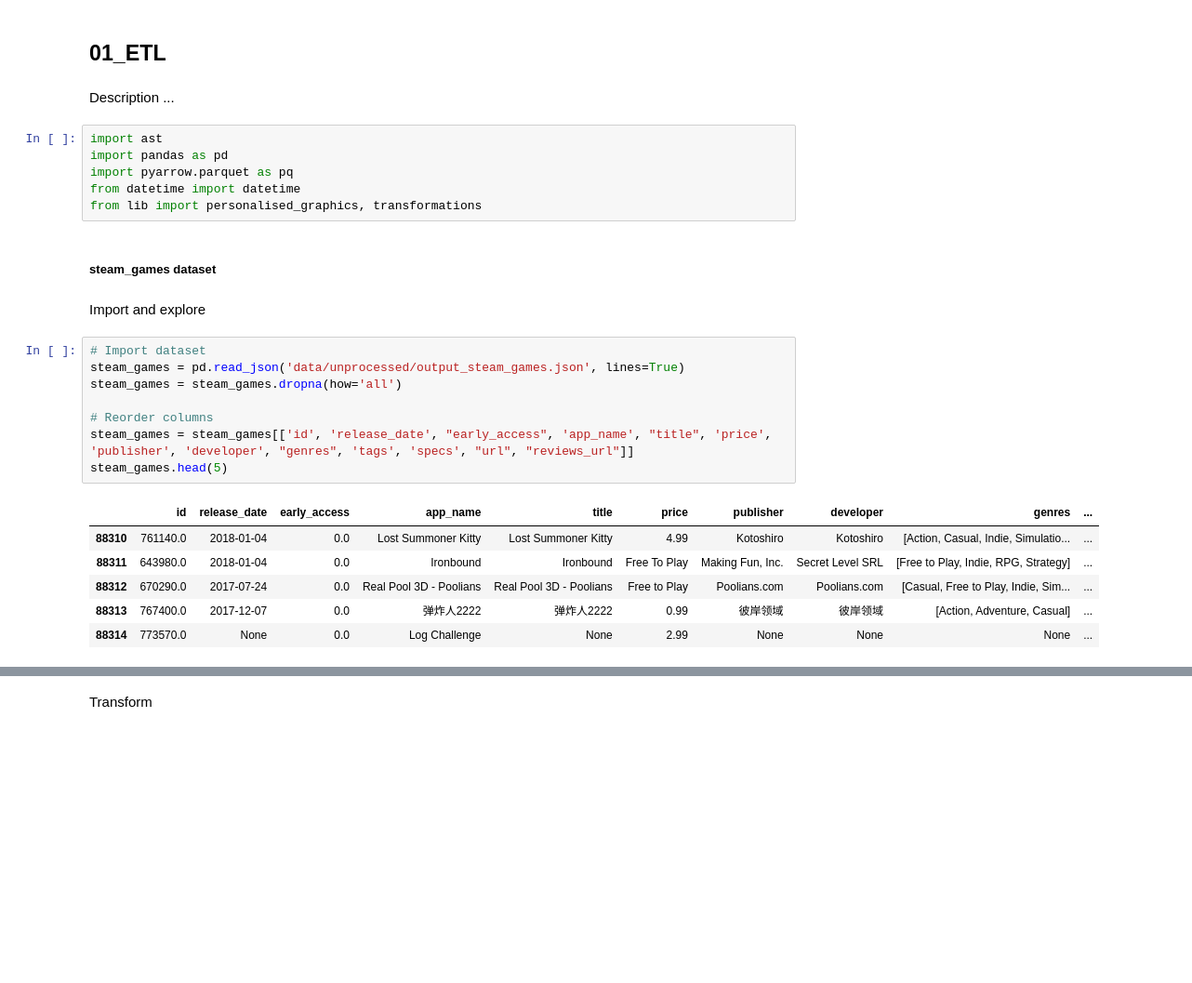
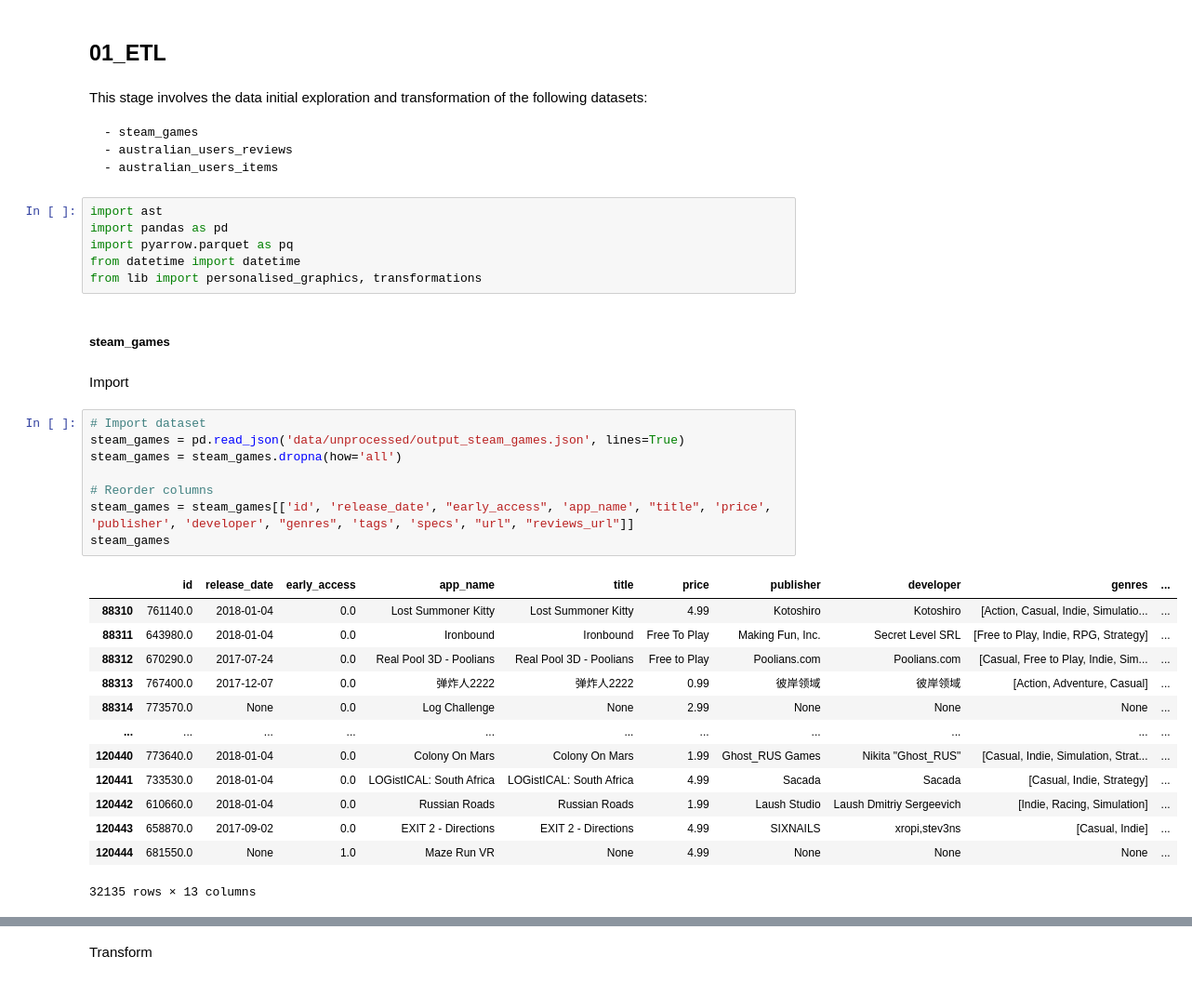
Before and after one commit to JullierJoaquin/game_rec_system, a Jupyter notebook: 01_ETL.ipynb, the cells around one changed output, grey strips where cells are left out. Shown at 93% size. Drawn from its saved outputs; the diff is of its cells as text; blank space fills up the shorter version.

```diff
--- a/01_ETL.ipynb
+++ b/01_ETL.ipynb
@@ -1,7 +1,11 @@
 # %% [markdown]
 ## 01_ETL
-# %% [markdown]
-Description ...
+# %% [markdown]
+This stage involves the data initial exploration and transformation of the following datasets:
+
+    - steam_games
+    - australian_users_reviews
+    - australian_users_items
 # %%
 import ast
 import pandas as pd
@@ -9,22 +13,29 @@ import pyarrow.parquet as pq
 from datetime import datetime
 from lib import personalised_graphics, transformations
 # %% [markdown]
-##### steam_games dataset
+##### steam_games
 # %% [markdown]
-Import and explore
+Import
 # %%
 # Import dataset
 steam_games = pd.read_json('data/unprocessed/output_steam_games.json', lines=True)
 steam_games = steam_games.dropna(how='all')
 
 # Reorder columns
 steam_games = steam_games[['id', 'release_date', "early_access", 'app_name', "title", 'price', 'publisher', 'developer', "genres", 'tags', 'specs', "url", "reviews_url"]]
-steam_games.head(5)
+steam_games
 # %% [output]
 |  | id | release_date | early_access | app_name | title | price | publisher | developer | genres | ... |
 | 88310 | 761140.0 | 2018-01-04 | 0.0 | Lost Summoner Kitty | Lost Summoner Kitty | 4.99 | Kotoshiro | Kotoshiro | [Action, Casual, Indie, Simulatio... | ... |
 | 88311 | 643980.0 | 2018-01-04 | 0.0 | Ironbound | Ironbound | Free To Play | Making Fun, Inc. | Secret Level SRL | [Free to Play, Indie, RPG, Strategy] | ... |
 | 88312 | 670290.0 | 2017-07-24 | 0.0 | Real Pool 3D - Poolians | Real Pool 3D - Poolians | Free to Play | Poolians.com | Poolians.com | [Casual, Free to Play, Indie, Sim... | ... |
 | 88313 | 767400.0 | 2017-12-07 | 0.0 | 弹炸人2222 | 弹炸人2222 | 0.99 | 彼岸领域 | 彼岸领域 | [Action, Adventure, Casual] | ... |
 | 88314 | 773570.0 | None | 0.0 | Log Challenge | None | 2.99 | None | None | None | ... |
+| ... | ... | ... | ... | ... | ... | ... | ... | ... | ... | ... |
+| 120440 | 773640.0 | 2018-01-04 | 0.0 | Colony On Mars | Colony On Mars | 1.99 | Ghost_RUS Games | Nikita "Ghost_RUS" | [Casual, Indie, Simulation, Strat... | ... |
+| 120441 | 733530.0 | 2018-01-04 | 0.0 | LOGistICAL: South Africa | LOGistICAL: South Africa | 4.99 | Sacada | Sacada | [Casual, Indie, Strategy] | ... |
+| 120442 | 610660.0 | 2018-01-04 | 0.0 | Russian Roads | Russian Roads | 1.99 | Laush Studio | Laush Dmitriy Sergeevich | [Indie, Racing, Simulation] | ... |
+| 120443 | 658870.0 | 2017-09-02 | 0.0 | EXIT 2 - Directions | EXIT 2 - Directions | 4.99 | SIXNAILS | xropi,stev3ns | [Casual, Indie] | ... |
+| 120444 | 681550.0 | None | 1.0 | Maze Run VR | None | 4.99 | None | None | None | ... |
+32135 rows × 13 columns
 # %%
```
Also changed, not shown: parts of 26 cells of this notebook, 3 other files.
